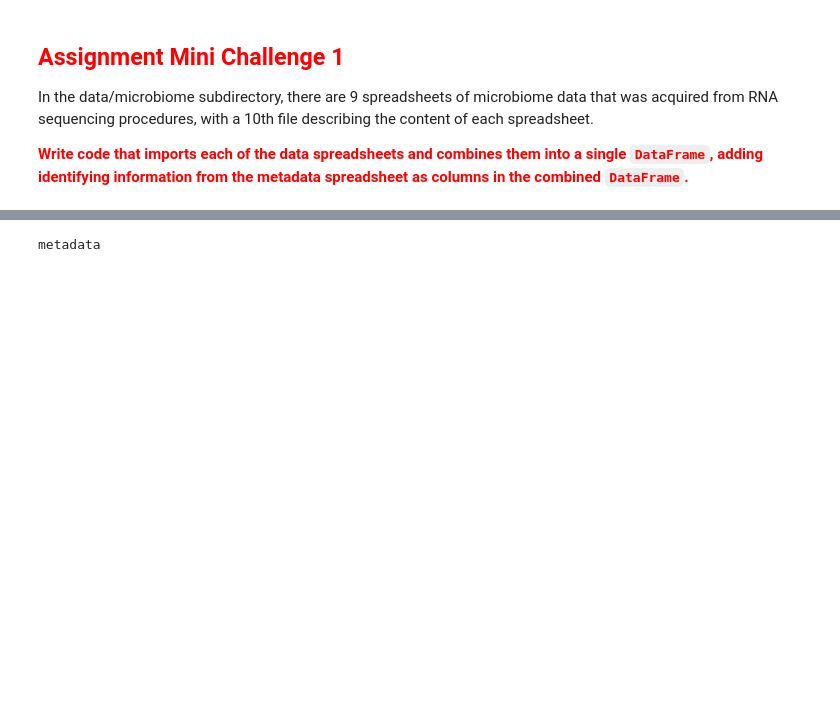
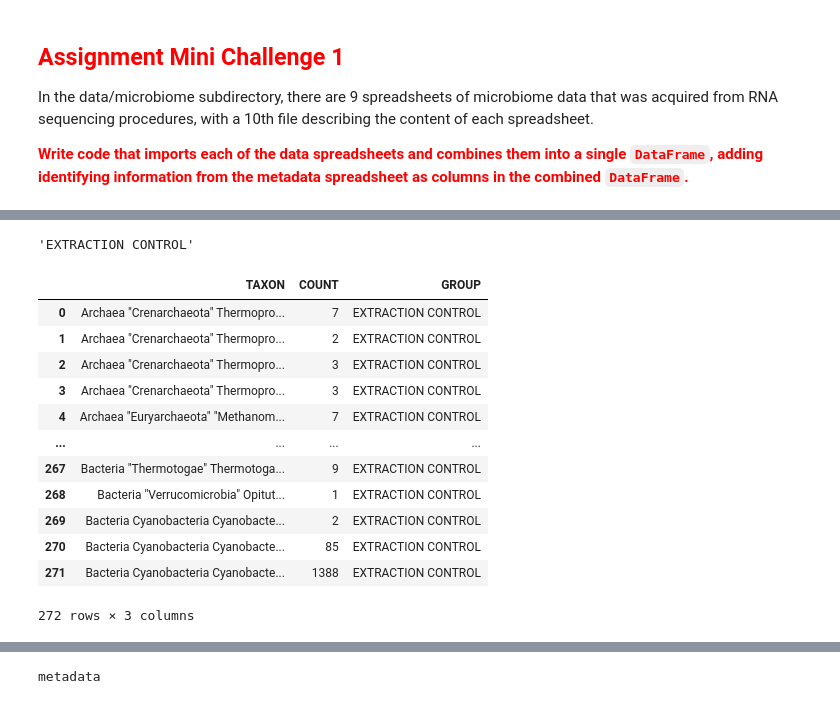
Before and after one commit to AmrMKayid/CSEN1095-Data-Engineering, a Jupyter notebook: Practice6- Data Integration and Feature Engineering.ipynb, the cells around one changed output, grey strips where cells are left out. Drawn from its saved outputs; the diff is of its cells as text; code cells hidden in the pictures; blank space fills up the shorter version.

```diff
--- a/Practice6- Data Integration and Feature Engineering.ipynb
+++ b/Practice6- Data Integration and Feature Engineering.ipynb
@@ -667,2 +679,25 @@ metadata = pd.read_excel(f'{path}/metadata.xls')
+# %%
+metadata.iloc[0].GROUP
+# %% [output]
+'EXTRACTION CONTROL'
 # %%
 MIDs = [pd.read_excel(f'{path}/MID{i}.xls', header=None, names = ['TAXON', 'COUNT']) for i in range(1, 10)]
+# %%
+for i in range(9):
+    MIDs[i]["GROUP"] = metadata.iloc[i].GROUP
+# %%
+MIDs[0]
+# %% [output]
+|  | TAXON | COUNT | GROUP |
+| 0 | Archaea "Crenarchaeota" Thermopro... | 7 | EXTRACTION CONTROL |
+| 1 | Archaea "Crenarchaeota" Thermopro... | 2 | EXTRACTION CONTROL |
+| 2 | Archaea "Crenarchaeota" Thermopro... | 3 | EXTRACTION CONTROL |
+| 3 | Archaea "Crenarchaeota" Thermopro... | 3 | EXTRACTION CONTROL |
+| 4 | Archaea "Euryarchaeota" "Methanom... | 7 | EXTRACTION CONTROL |
+| ... | ... | ... | ... |
+| 267 | Bacteria "Thermotogae" Thermotoga... | 9 | EXTRACTION CONTROL |
+| 268 | Bacteria "Verrucomicrobia" Opitut... | 1 | EXTRACTION CONTROL |
+| 269 | Bacteria Cyanobacteria Cyanobacte... | 2 | EXTRACTION CONTROL |
+| 270 | Bacteria Cyanobacteria Cyanobacte... | 85 | EXTRACTION CONTROL |
+| 271 | Bacteria Cyanobacteria Cyanobacte... | 1388 | EXTRACTION CONTROL |
+272 rows × 3 columns
```
Also changed, not shown: parts of 8 cells of this notebook.
